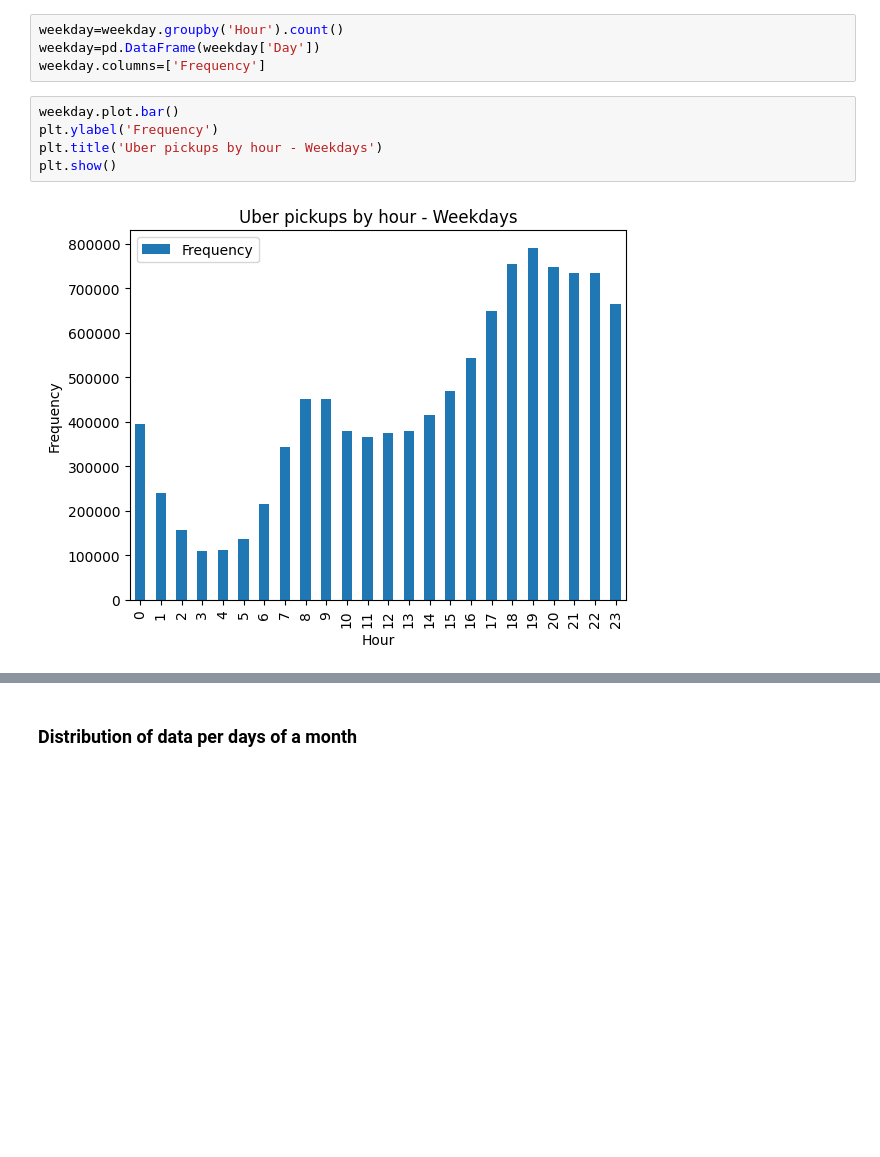
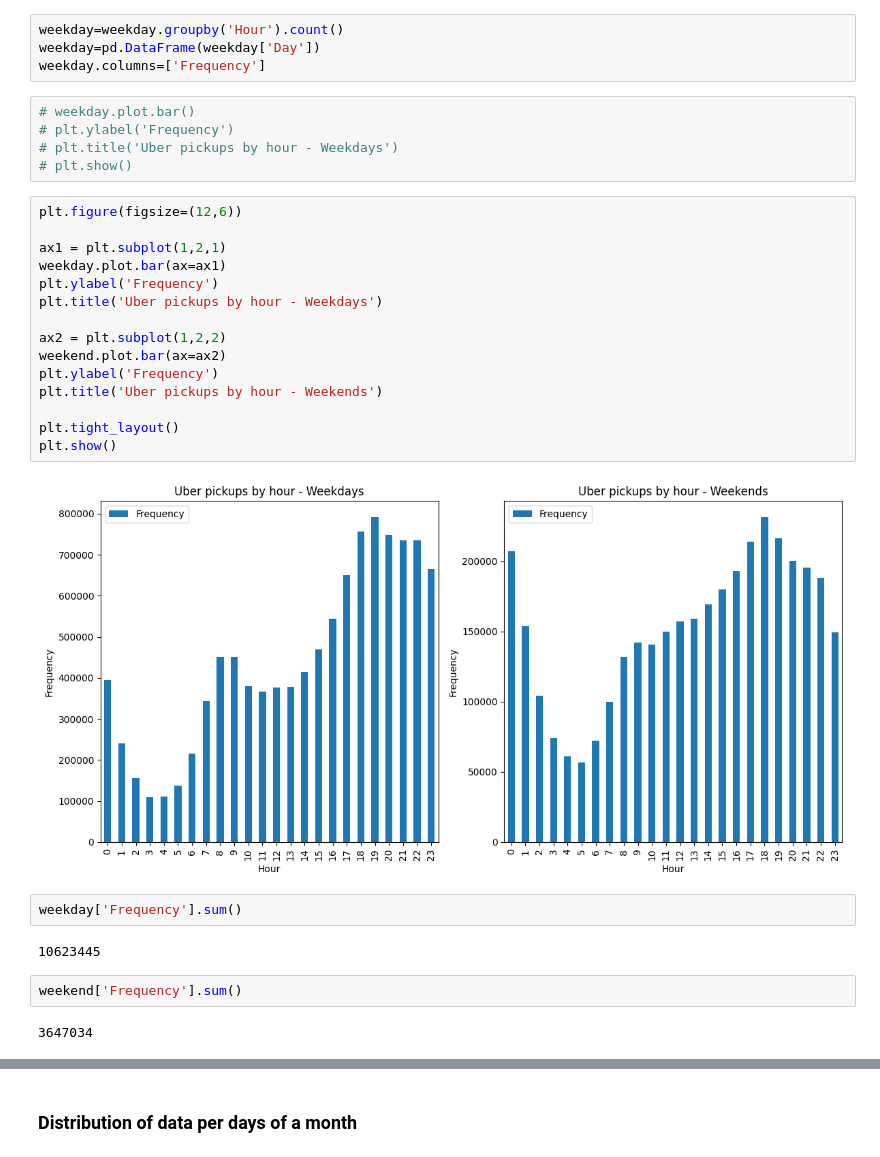
Before and after one commit to savicm5/mlProject, a Jupyter notebook: src/03_uber_2015.ipynb, the cells around one changed output, grey strips where cells are left out. Cells and saved outputs as stored; diff of their text form; blank space fills up the shorter version.

```diff
--- a/src/03_uber_2015.ipynb
+++ b/src/03_uber_2015.ipynb
@@ -253,9 +240,32 @@ weekday=weekday.groupby('Hour').count()
 weekday=pd.DataFrame(weekday['Day'])
 weekday.columns=['Frequency']
 # %%
-weekday.plot.bar()
-plt.ylabel('Frequency')
-plt.title('Uber pickups by hour - Weekdays')
-plt.show()
+# weekday.plot.bar()
+# plt.ylabel('Frequency')
+# plt.title('Uber pickups by hour - Weekdays')
+# plt.show()
-# %% [output]
-[figure, removed]
+# %%
+plt.figure(figsize=(12,6))
+
+ax1 = plt.subplot(1,2,1)
+weekday.plot.bar(ax=ax1)
+plt.ylabel('Frequency')
+plt.title('Uber pickups by hour - Weekdays')
+
+ax2 = plt.subplot(1,2,2)
+weekend.plot.bar(ax=ax2)
+plt.ylabel('Frequency')
+plt.title('Uber pickups by hour - Weekends')
+
+plt.tight_layout()
+plt.show()
+# %% [output]
+[figure, added]
+# %%
+weekday['Frequency'].sum()
+# %% [output]
+10623445
+# %%
+weekend['Frequency'].sum()
+# %% [output]
+3647034
```
Also changed, not shown: parts of 90 cells of this notebook, 1 other file.
